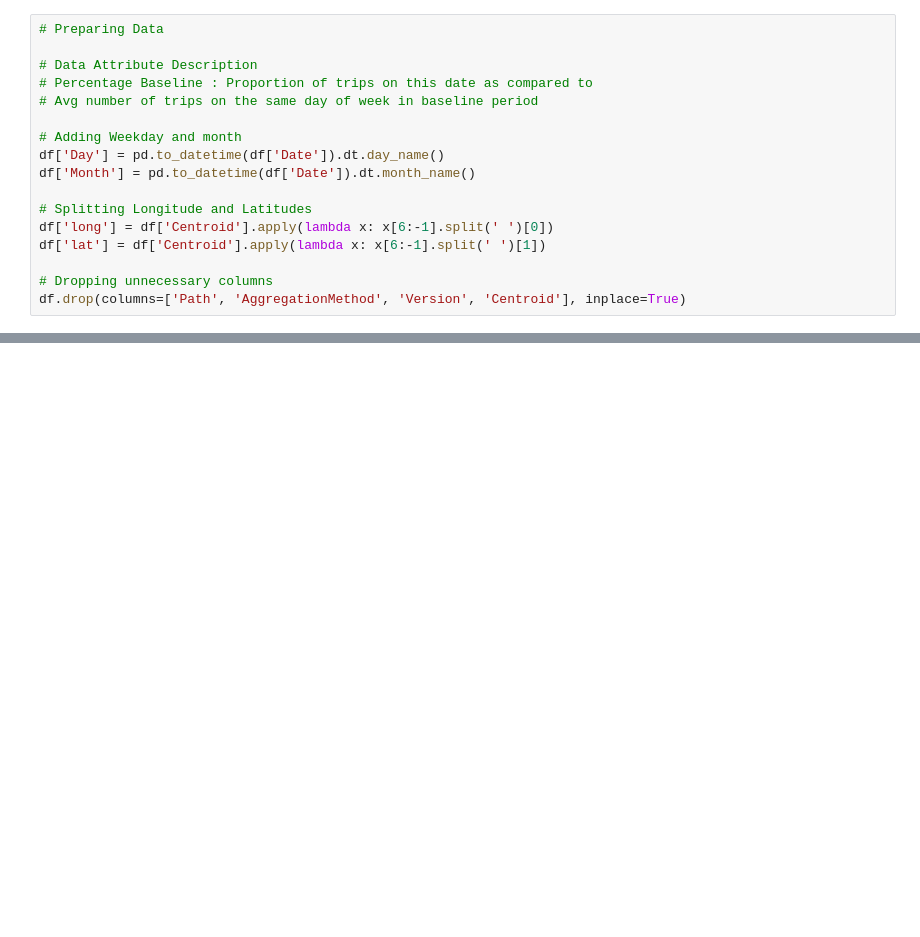
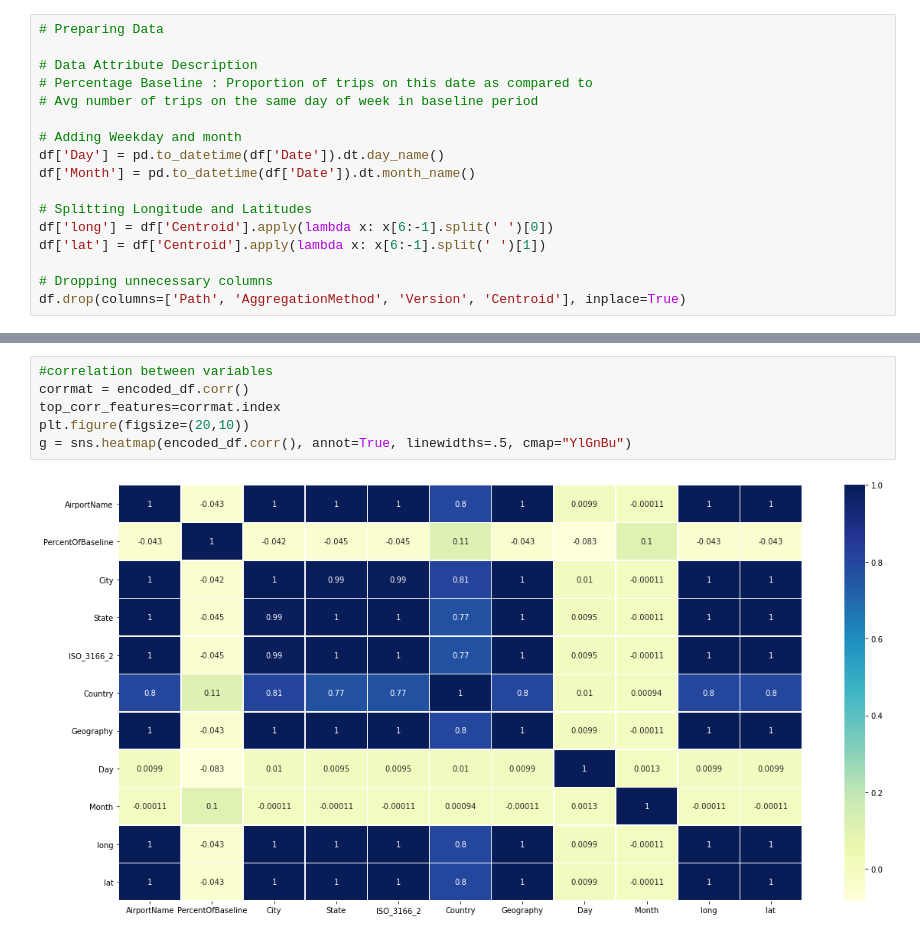
Before and after one commit to jayakrithi/airport-traffic-pattern, a Jupyter notebook: airport_traffic_analysis.ipynb, the cells around one changed output, grey strips where cells are left out. Cells and saved outputs as stored; diff of their text form; blank space fills up the shorter version.

Commit message:
Added Correlation Matrix

```diff
--- a/airport_traffic_analysis.ipynb
+++ b/airport_traffic_analysis.ipynb
@@ -70,0 +116,8 @@ encoded_df.head()
+# %%
+#correlation between variables
+corrmat = encoded_df.corr()
+top_corr_features=corrmat.index
+plt.figure(figsize=(20,10))
+g = sns.heatmap(encoded_df.corr(), annot=True, linewidths=.5, cmap="YlGnBu")
+# %% [output]
+[figure, added]
```
Also changed, not shown: parts of 6 cells of this notebook.
